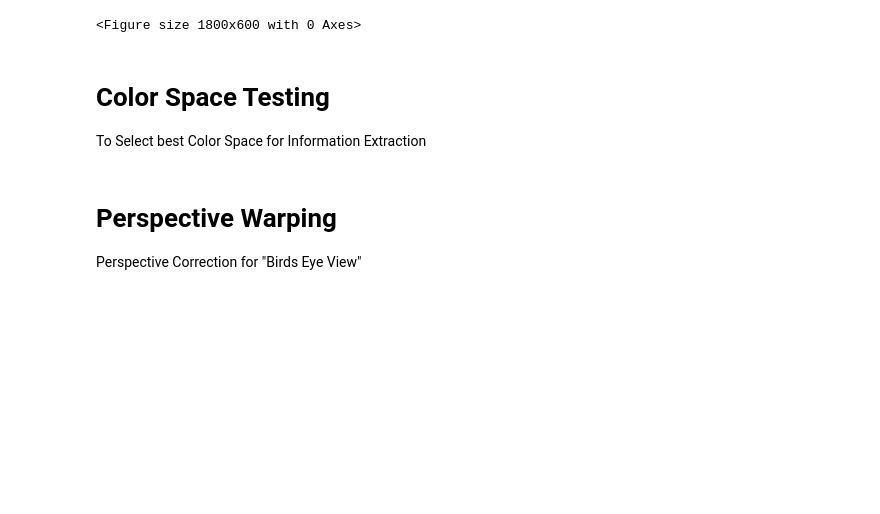
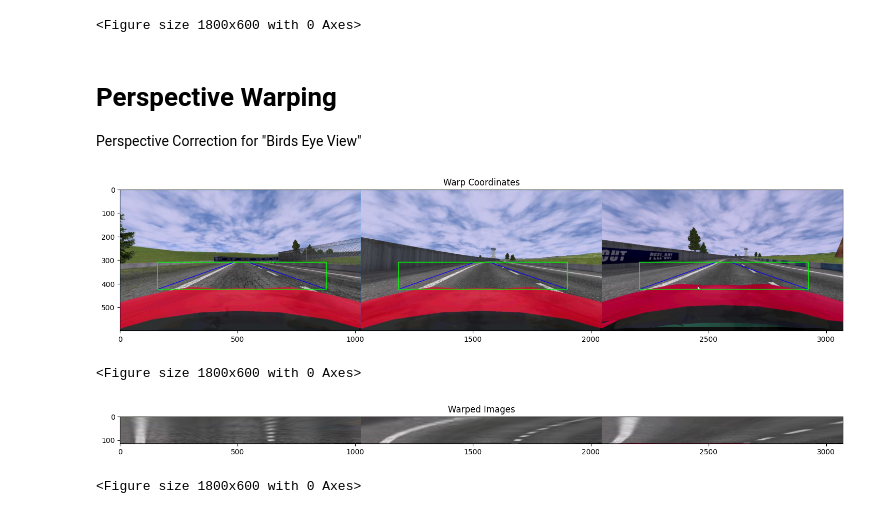
Before and after one commit to DaGreatSun/deep-learning-japan, a Jupyter notebook: Chapter3/02_lane-detection.ipynb, the cells around one changed output. Drawn from its saved outputs; the diff is of its cells as text; code cells hidden in the pictures; blank space fills up the shorter version.

Commit message:
perspective warping complete

```diff
--- a/Chapter3/02_lane-detection.ipynb
+++ b/Chapter3/02_lane-detection.ipynb
@@ -17,9 +17,6 @@ plt.rcParams["figure.figsize"] = [18, 6]
 
 perspective_correction = None
 perspective_correction_inv = None
-perspective_trapezoid = None
-warp_size = None
-orig_size = None
 left_fit_avg = None
 right_fit_avg = None
 MIN_DETECTIONS = 8
@@ -34,8 +31,6 @@ def mathplot_display_concatenated(name, images, alignment="h"):
     plt.title(name)
     plt.imshow(cv2.cvtColor(images, cv2.COLOR_BGR2RGB))
     plt.figure()
-
-    return images
 # %% [markdown]
 Image Import
 ===
@@ -50,11 +45,69 @@ print_ = mathplot_display_concatenated("Original Images", original_images, "h")
 # %% [output]
 [figure]
 <Figure size 1800x600 with 0 Axes>
-# %% [markdown]
-Color Space Testing
-===
-To Select best Color Space for Information Extraction
 # %% [markdown]
 Perspective Warping
 ===
 Perspective Correction for "Birds Eye View"
+# %%
+original_images_copy = [original_image.copy() for original_image in original_images]
+warp_coord = [(160, 425), (484, 310), (546, 310), (877, 425)]
+destination_size = (1024,600)
+
+warped_images = [original_image for original_image in original_images]
+
+###########################################
+# compute perspective
+###########################################
+def compute_perspective(warp_coord):
+    global perspective_correction, perspective_correction_inv
+
+    max_x = max([coord[0] for coord in warp_coord])
+    min_x = min([coord[0] for coord in warp_coord])
+    max_y = max([coord[1] for coord in warp_coord])
+    min_y = min([coord[1] for coord in warp_coord])
+
+    width = max_x - min_x
+    height = max_y - min_y
+
+    src = np.float32(warp_coord)
+    dst = np.float32([(0, height), (0, 0), (width, 0), (width, height)])
+
+    perspective_correction = cv2.getPerspectiveTransform(src, dst)
+    perspective_correction_inv = cv2.getPerspectiveTransform(dst, src)
+
+def warp_images(images, warp_coord, destination_size):
+    draw_images = [image.copy() for image in images]
+
+    max_x = max([coord[0] for coord in warp_coord])
+    min_x = min([coord[0] for coord in warp_coord])
+    max_y = max([coord[1] for coord in warp_coord])
+    min_y = min([coord[1] for coord in warp_coord])
+
+    ###########################################
+    # draw warp coordinates on image and show
+    ###########################################
+    for i in range(len(draw_images)):
+        # draw line for warp coordinates
+        cv2.line(draw_images[i], warp_coord[0], warp_coord[1], (255,0,0), 2)
+        cv2.line(draw_images[i], warp_coord[1], warp_coord[2], (255,0,0), 2)
+        cv2.line(draw_images[i], warp_coord[2], warp_coord[3], (255,0,0), 2)
+        cv2.line(draw_images[i], warp_coord[3], warp_coord[0], (255,0,0), 2)
+
+        # draw rectangle for destination size
+        cv2.rectangle(draw_images[i], (min_x, min_y), (max_x, max_y), (0,255,0), 2)
+
+    mathplot_display_concatenated("Warp Coordinates", draw_images, "h")
+
+    for i in range(len(images)):
+        warped_images[i] = cv2.warpPerspective(images[i], perspective_correction, (destination_size[0], max_y-min_y), flags=cv2.INTER_LINEAR)
+
+compute_perspective(warp_coord)
+warp_images(original_images_copy, warp_coord, destination_size)
+plt.figure()
+mathplot_display_concatenated("Warped Images", warped_images, "h")
+# %% [output]
+[figure, added]
+<Figure size 1800x600 with 0 Axes>
+[figure, added]
+<Figure size 1800x600 with 0 Axes>
```
